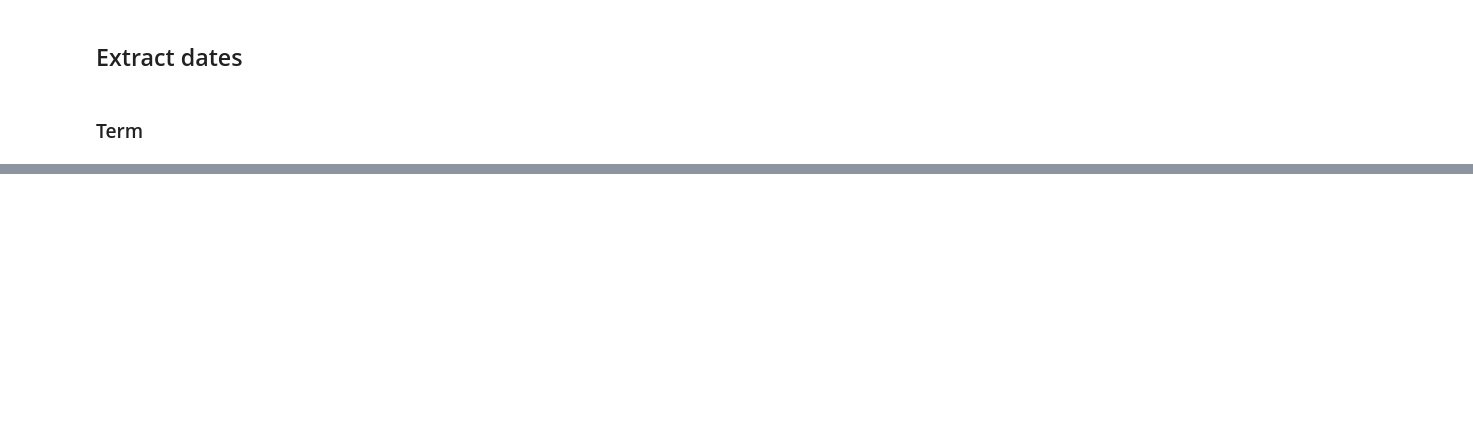
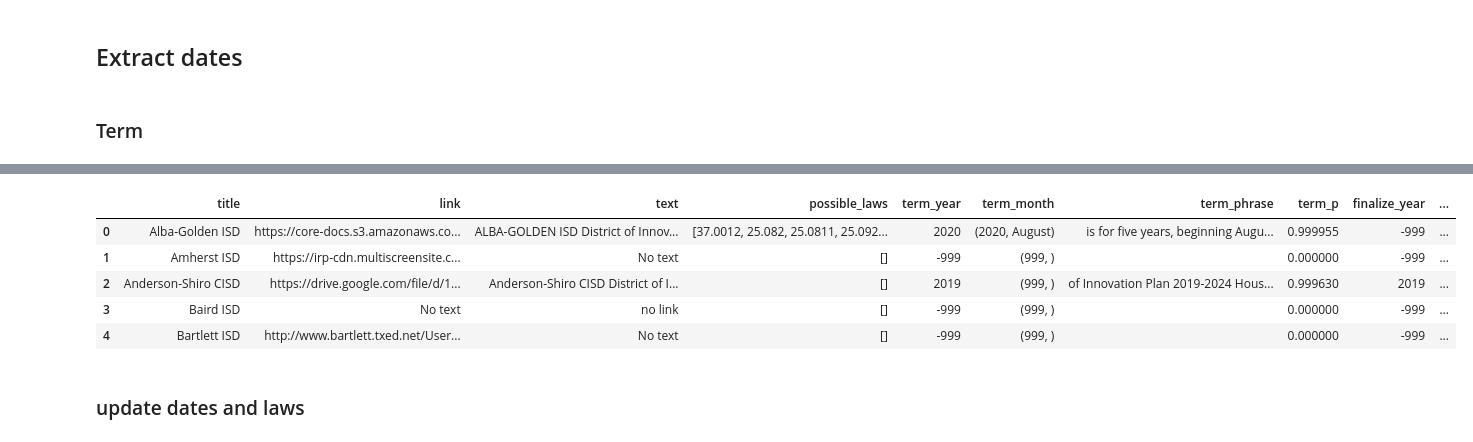
Before and after one commit to KylieLAnglin/dofis, a Jupyter notebook: data_from_plans/10a_update_dois.ipynb, the cells around one changed output, grey strips where cells are left out. Drawn from its saved outputs; the diff is of its cells as text; code cells hidden in the pictures; blank space fills up the shorter version.

```diff
--- a/data_from_plans/10a_update_dois.ipynb
+++ b/data_from_plans/10a_update_dois.ipynb
@@ -185,0 +247,17 @@ classifier_dir
+# %%
+updated_df.loc[updated_df.term_p >= .9, 'date_year'] = updated_df.term_year
+updated_df.loc[updated_df.term_p >= .9, 'date_month'] = updated_df.term_month
+updated_df.loc[updated_df.term_p >= .9, 'date_phrase'] = updated_df.term_phrase
+
+updated_df.loc[updated_df.term_p < .9, 'date_year'] = updated_df.finalize_year
+updated_df.loc[updated_df.term_p < .9, 'date_month'] = updated_df.finalize_month
+updated_df.loc[updated_df.term_p < .9, 'date_phrase'] = updated_df.finalize_phrase
+
+updated_df.head()
+# %% [output]
+|  | title | link | text | possible_laws | term_year | term_month | term_phrase | term_p | finalize_year | ... |
+| 0 | Alba-Golden ISD | https://core-docs.s3.amazonaws.co... | ALBA-GOLDEN ISD District of Innov... | [37.0012, 25.082, 25.0811, 25.092... | 2020 | (2020, August) | is for five years, beginning Augu... | 0.999955 | -999 | ... |
+| 1 | Amherst ISD | https://irp-cdn.multiscreensite.c... | No text | [] | -999 | (999, ) |  | 0.000000 | -999 | ... |
+| 2 | Anderson-Shiro CISD | https://drive.google.com/file/d/1... | Anderson-Shiro CISD District of I... | [] | 2019 | (999, ) | of Innovation Plan 2019-2024 Hous... | 0.999630 | 2019 | ... |
+| 3 | Baird ISD | No text | no link | [] | -999 | (999, ) |  | 0.000000 | -999 | ... |
+| 4 | Bartlett ISD | http://www.bartlett.txed.net/User... | No text | [] | -999 | (999, ) |  | 0.000000 | -999 | ... |
@@ -185,0 +267,2 @@ classifier_dir
+# %% [markdown]
+### update dates and laws
```
Also changed, not shown: parts of 13 cells of this notebook, 3 other files.
